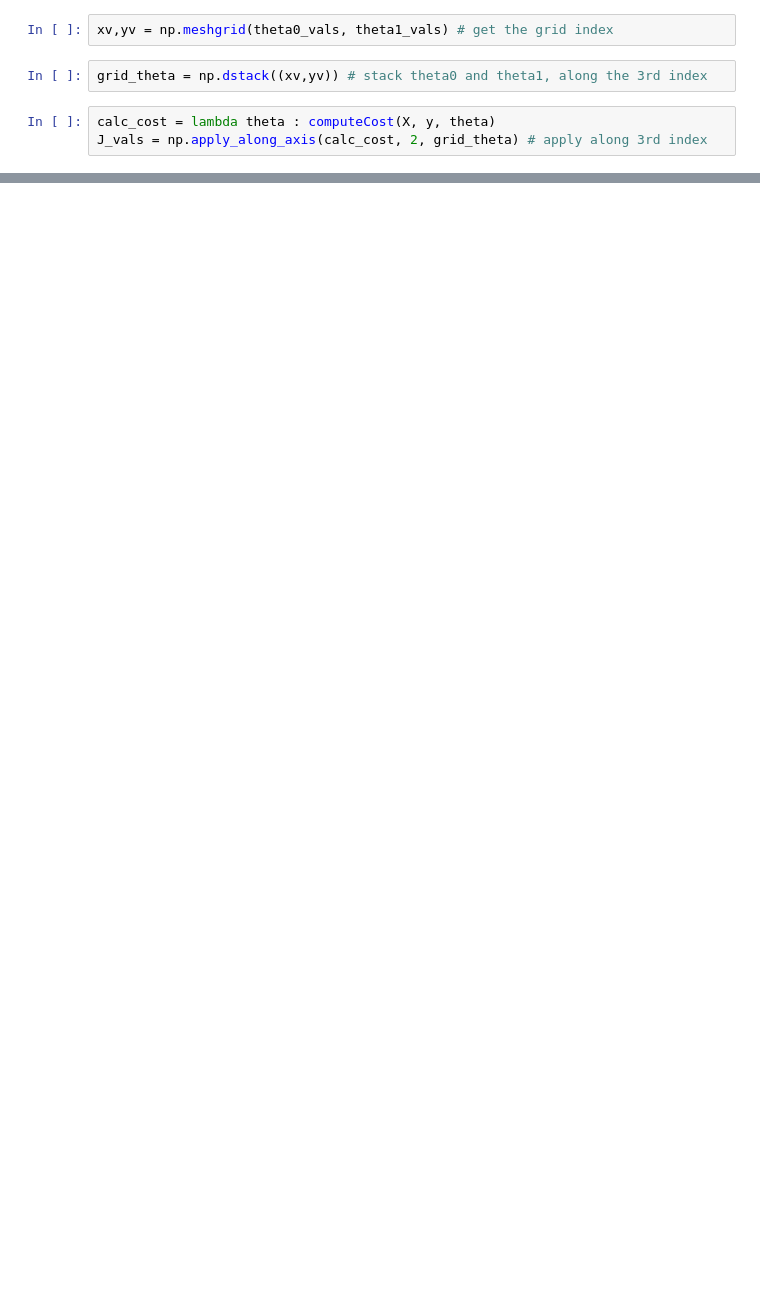
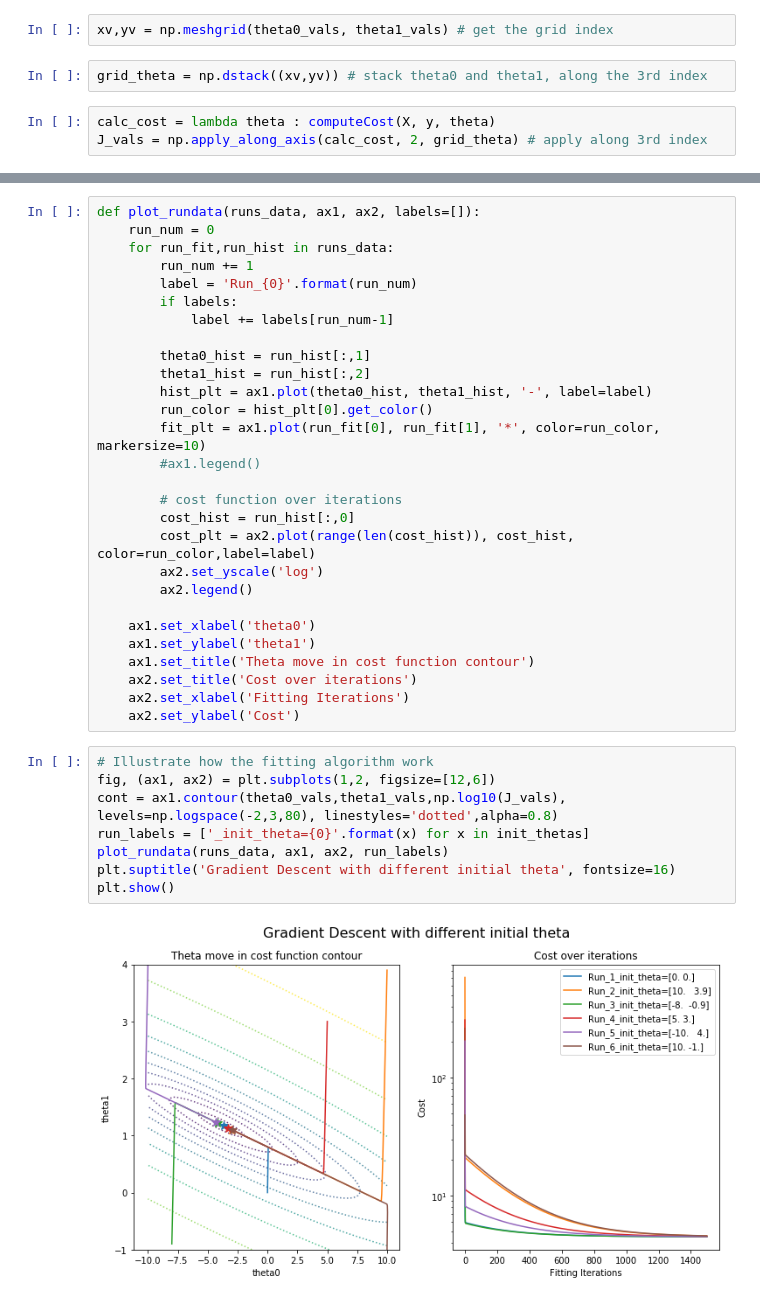
Before and after one commit to fiony/ml-course-andrew-ng, a Jupyter notebook: ex1/Programming Exercise 1-Linear Regression.ipynb, the cells around one changed output, grey strips where cells are left out. Drawn from its saved outputs; the diff is of its cells as text; blank space fills up the shorter version.

```diff
--- a/ex1/Programming Exercise 1-Linear Regression.ipynb
+++ b/ex1/Programming Exercise 1-Linear Regression.ipynb
@@ -246,0 +309,38 @@ plt.show()
+# %%
+def plot_rundata(runs_data, ax1, ax2, labels=[]):
+    run_num = 0
+    for run_fit,run_hist in runs_data:
+        run_num += 1
+        label = 'Run_{0}'.format(run_num)
+        if labels:
+            label += labels[run_num-1]
+
+        theta0_hist = run_hist[:,1]
+        theta1_hist = run_hist[:,2]
+        hist_plt = ax1.plot(theta0_hist, theta1_hist, '-', label=label)
+        run_color = hist_plt[0].get_color()
+        fit_plt = ax1.plot(run_fit[0], run_fit[1], '*', color=run_color, markersize=10)
+        #ax1.legend()
+
+        # cost function over iterations
+        cost_hist = run_hist[:,0]
+        cost_plt = ax2.plot(range(len(cost_hist)), cost_hist, color=run_color,label=label)
+        ax2.set_yscale('log')
+        ax2.legend()
+
+    ax1.set_xlabel('theta0')
+    ax1.set_ylabel('theta1')
+    ax1.set_title('Theta move in cost function contour')
+    ax2.set_title('Cost over iterations')
+    ax2.set_xlabel('Fitting Iterations')
+    ax2.set_ylabel('Cost')
+# %%
+# Illustrate how the fitting algorithm work
+fig, (ax1, ax2) = plt.subplots(1,2, figsize=[12,6])
+cont = ax1.contour(theta0_vals,theta1_vals,np.log10(J_vals), levels=np.logspace(-2,3,80), linestyles='dotted',alpha=0.8)
+run_labels = ['_init_theta={0}'.format(x) for x in init_thetas]
+plot_rundata(runs_data, ax1, ax2, run_labels)
+plt.suptitle('Gradient Descent with different initial theta', fontsize=16)
+plt.show()
+# %% [output]
+[figure, added]
```
Also changed, not shown: parts of 20 cells of this notebook.
